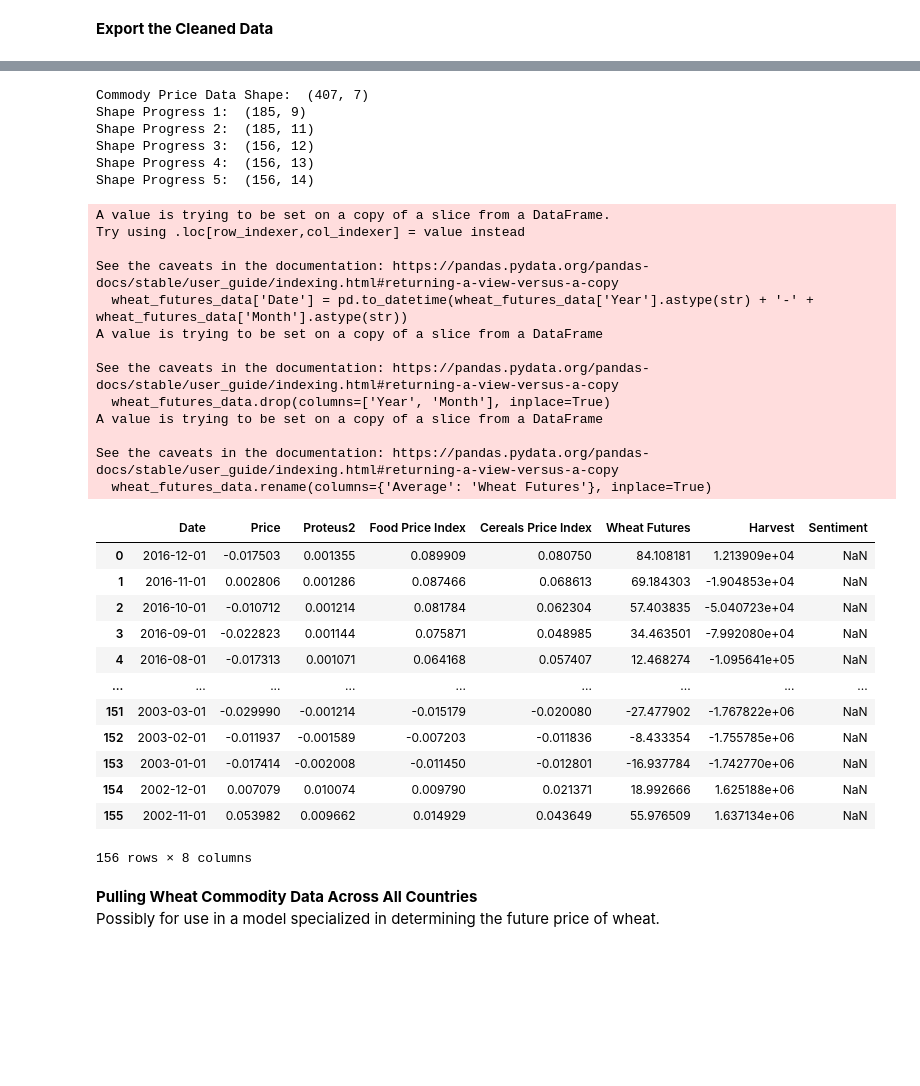
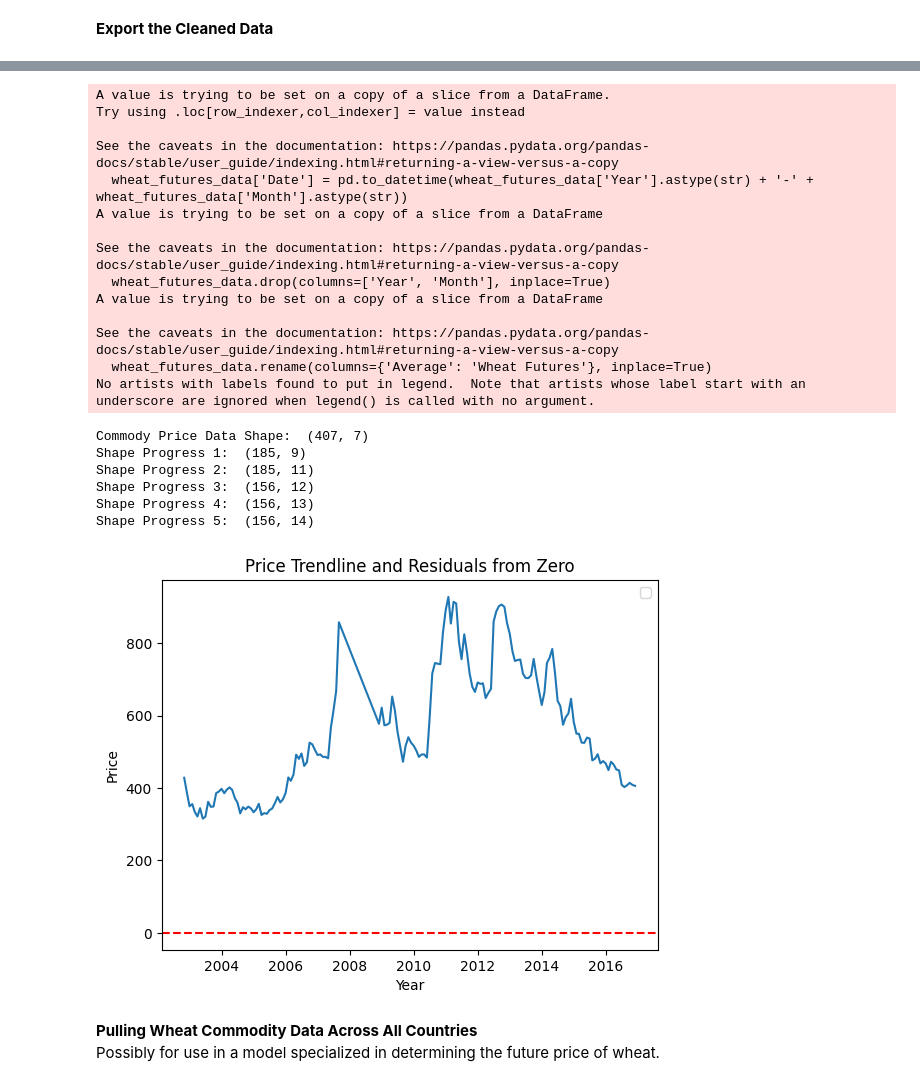
Before and after one commit to Benja-Pauls/Predicting-Commodity-Food-Pricing, a Jupyter notebook: data_analysis.ipynb, the cells around one changed output, grey strips where cells are left out. Saved outputs shown, nothing was run; the diff lists cells and outputs as text; code cells hidden in the pictures; blank space fills up the shorter version.

Commit message:
messing around with residuals

```diff
--- a/data_analysis.ipynb
+++ b/data_analysis.ipynb
@@ -939,44 +950,41 @@ def pull_model_data(iso, commodity_file, special_index_file, futures_file, harve
     model_data = model_data[['Date', 'Price', 'Proteus2', 'Food Price Index', 'Cereals Price Index', 'Wheat Futures', 'Harvest', 'Sentiment']]
 
     # Transform all numerical features to residuals from a weak trendline
-    model_data = transform_model_data_to_trend(model_data)
+    # model_data = transform_model_data_to_trend(model_data)
 
     return model_data
-# %%
-pull_model_data('AUS', 'Wheat (ASW)_Australia (Eastern States).csv', 'FAO_Cereal_Price_Index.csv', 'CBOT_Wheat_Futures.csv', 'Wheat_Australia.csv')
-# %% [output]
-Commody Price Data Shape:  (407, 7)
-Shape Progress 1:  (185, 9)
-Shape Progress 2:  (185, 11)
-Shape Progress 3:  (156, 12)
-Shape Progress 4:  (156, 13)
-Shape Progress 5:  (156, 14)
-A value is trying to be set on a copy of a slice from a DataFrame.
-Try using .loc[row_indexer,col_indexer] = value instead
-
-See the caveats in the documentation: https://pandas.pydata.org/pandas-docs/stable/user_guide/indexing.html#returning-a-view-versus-a-copy
-  wheat_futures_data['Date'] = pd.to_datetime(wheat_futures_data['Year'].astype(str) + '-' + wheat_futures_data['Month'].astype(str))
-A value is trying to be set on a copy of a slice from a DataFrame
-
-See the caveats in the documentation: https://pandas.pydata.org/pandas-docs/stable/user_guide/indexing.html#returning-a-view-versus-a-copy
-  wheat_futures_data.drop(columns=['Year', 'Month'], inplace=True)
-A value is trying to be set on a copy of a slice from a DataFrame
-
-See the caveats in the documentation: https://pandas.pydata.org/pandas-docs/stable/user_guide/indexing.html#returning-a-view-versus-a-copy
-  wheat_futures_data.rename(columns={'Average': 'Wheat Futures'}, inplace=True)
-|  | Date | Price | Proteus2 | Food Price Index | Cereals Price Index | Wheat Futures | Harvest | Sentiment |
-| 0 | 2016-12-01 | -0.017503 | 0.001355 | 0.089909 | 0.080750 | 84.108181 | 1.213909e+04 | NaN |
-| 1 | 2016-11-01 | 0.002806 | 0.001286 | 0.087466 | 0.068613 | 69.184303 | -1.904853e+04 | NaN |
-| 2 | 2016-10-01 | -0.010712 | 0.001214 | 0.081784 | 0.062304 | 57.403835 | -5.040723e+04 | NaN |
-| 3 | 2016-09-01 | -0.022823 | 0.001144 | 0.075871 | 0.048985 | 34.463501 | -7.992080e+04 | NaN |
-| 4 | 2016-08-01 | -0.017313 | 0.001071 | 0.064168 | 0.057407 | 12.468274 | -1.095641e+05 | NaN |
-| ... | ... | ... | ... | ... | ... | ... | ... | ... |
-| 151 | 2003-03-01 | -0.029990 | -0.001214 | -0.015179 | -0.020080 | -27.477902 | -1.767822e+06 | NaN |
-| 152 | 2003-02-01 | -0.011937 | -0.001589 | -0.007203 | -0.011836 | -8.433354 | -1.755785e+06 | NaN |
-| 153 | 2003-01-01 | -0.017414 | -0.002008 | -0.011450 | -0.012801 | -16.937784 | -1.742770e+06 | NaN |
-| 154 | 2002-12-01 | 0.007079 | 0.010074 | 0.009790 | 0.021371 | 18.992666 | 1.625188e+06 | NaN |
-| 155 | 2002-11-01 | 0.053982 | 0.009662 | 0.014929 | 0.043649 | 55.976509 | 1.637134e+06 | NaN |
-156 rows × 8 columns
+# %%
+australia_wheat_model_data = pull_model_data('AUS', 'Wheat (ASW)_Australia (Eastern States).csv', 'FAO_Cereal_Price_Index.csv', 'CBOT_Wheat_Futures.csv', 'Wheat_Australia.csv')
+
+plt.plot(australia_wheat_model_data['Date'], australia_wheat_model_data['Wheat Futures'])
+plt.axhline(0, color='red', linestyle='--')
+plt.xlabel('Year')
+plt.ylabel('Price')
+plt.title('Price Trendline and Residuals from Zero')
+plt.legend()
+plt.show()
+# %% [output]
+A value is trying to be set on a copy of a slice from a DataFrame.
+Try using .loc[row_indexer,col_indexer] = value instead
+
+See the caveats in the documentation: https://pandas.pydata.org/pandas-docs/stable/user_guide/indexing.html#returning-a-view-versus-a-copy
+  wheat_futures_data['Date'] = pd.to_datetime(wheat_futures_data['Year'].astype(str) + '-' + wheat_futures_data['Month'].astype(str))
+A value is trying to be set on a copy of a slice from a DataFrame
+
+See the caveats in the documentation: https://pandas.pydata.org/pandas-docs/stable/user_guide/indexing.html#returning-a-view-versus-a-copy
+  wheat_futures_data.drop(columns=['Year', 'Month'], inplace=True)
+A value is trying to be set on a copy of a slice from a DataFrame
+
+See the caveats in the documentation: https://pandas.pydata.org/pandas-docs/stable/user_guide/indexing.html#returning-a-view-versus-a-copy
+  wheat_futures_data.rename(columns={'Average': 'Wheat Futures'}, inplace=True)
+No artists with labels found to put in legend.  Note that artists whose label start with an underscore are ignored when legend() is called with no argument.
+Commody Price Data Shape:  (407, 7)
+Shape Progress 1:  (185, 9)
+Shape Progress 2:  (185, 11)
+Shape Progress 3:  (156, 12)
+Shape Progress 4:  (156, 13)
+Shape Progress 5:  (156, 14)
+[figure, added]
 # %% [markdown]
 **Pulling Wheat Commodity Data Across All Countries**<br/>
 Possibly for use in a model specialized in determining the future price of wheat.
```
Also changed, not shown: parts of 4 cells of this notebook, 7 other files.
